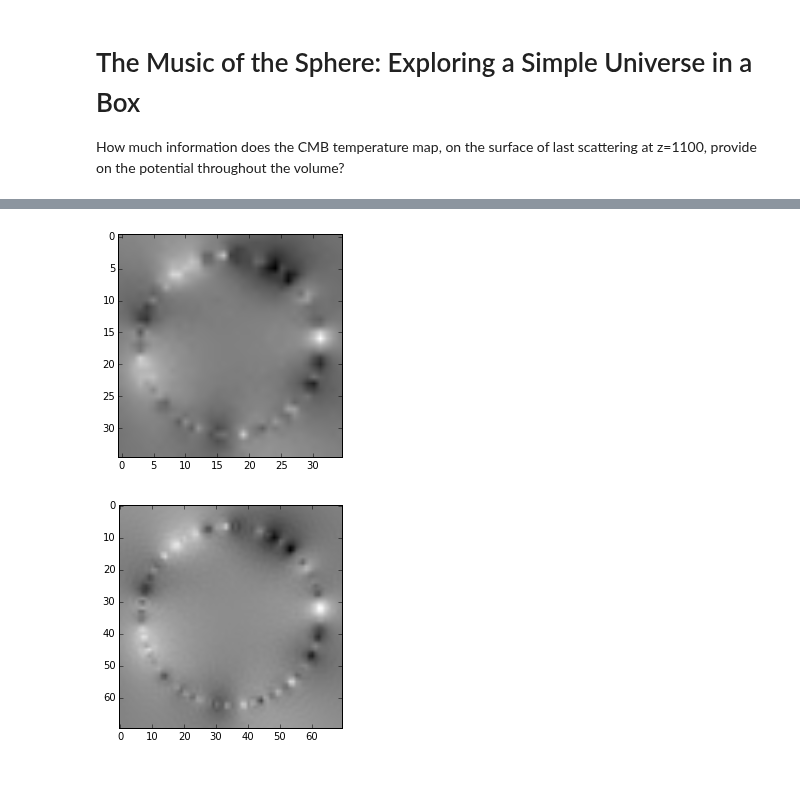
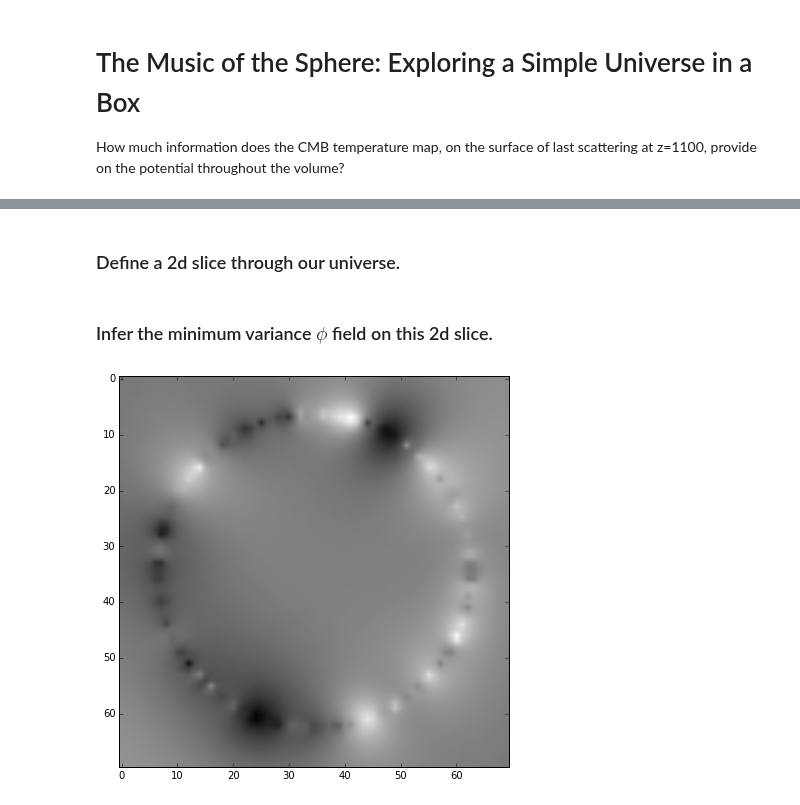
Before and after one commit to LaurencePeanuts/Music, a Jupyter notebook: Beatbox_Demo.ipynb, the cells around one changed output, grey strips where cells are left out. Cells and saved outputs as stored; diff of their text form; code cells hidden in the pictures; blank space fills up the shorter version.

```diff
--- a/Beatbox_Demo.ipynb
+++ b/Beatbox_Demo.ipynb
@@ -15,8 +16,12 @@ demo.f.show()
-# %%
-demo.ViewSlice()
-# %% [output]
-[figure, removed]
-# %%
-demo.ViewSlice(position=0., side_mpc=35., reso_mpc=0.5)
-# %% [output]
-[figure, removed]
+# %% [markdown]
+### Define a 2d slice through our universe.
+# %%
+s = universe.SliceSurface()
+# %% [markdown]
+### Infer the minimum variance $\phi$ field on this 2d slice.
+# %%
+inf = universe.Inference(f, s)
+inf.calculate_mv_phi()
+inf.view_phi_mv_slice()
+# %% [output]
+[figure, added]
```
Also changed, not shown: parts of 3 cells of this notebook, 1 other file.
